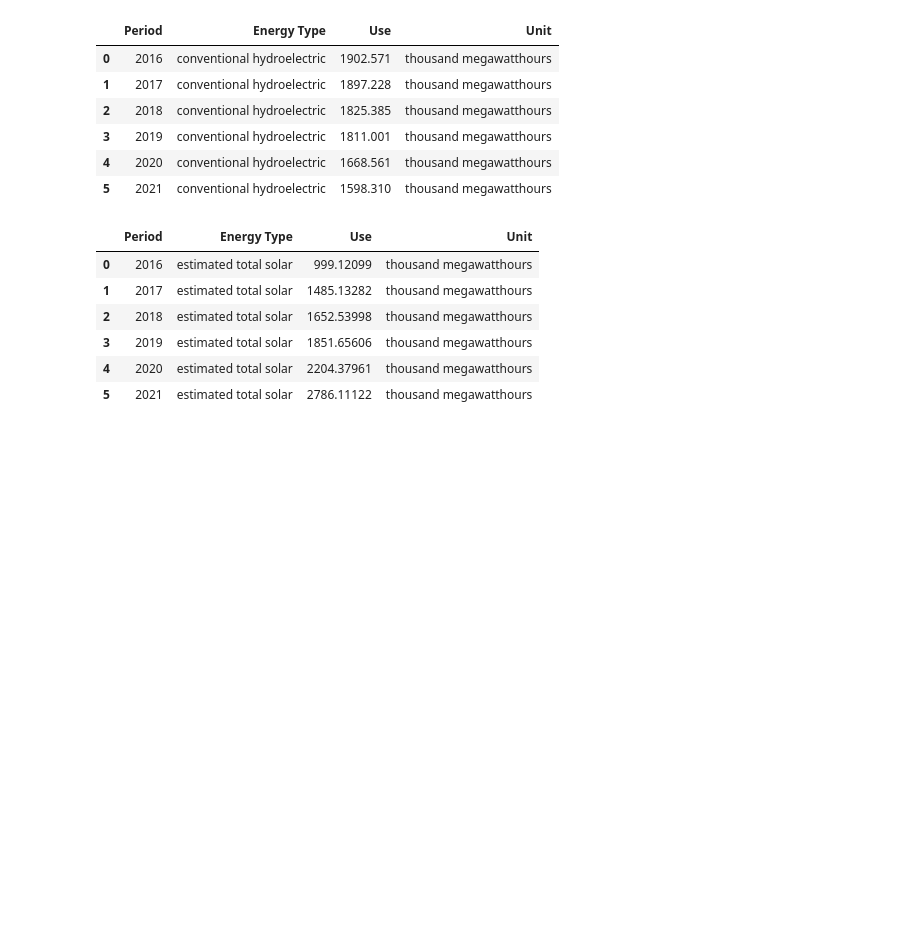
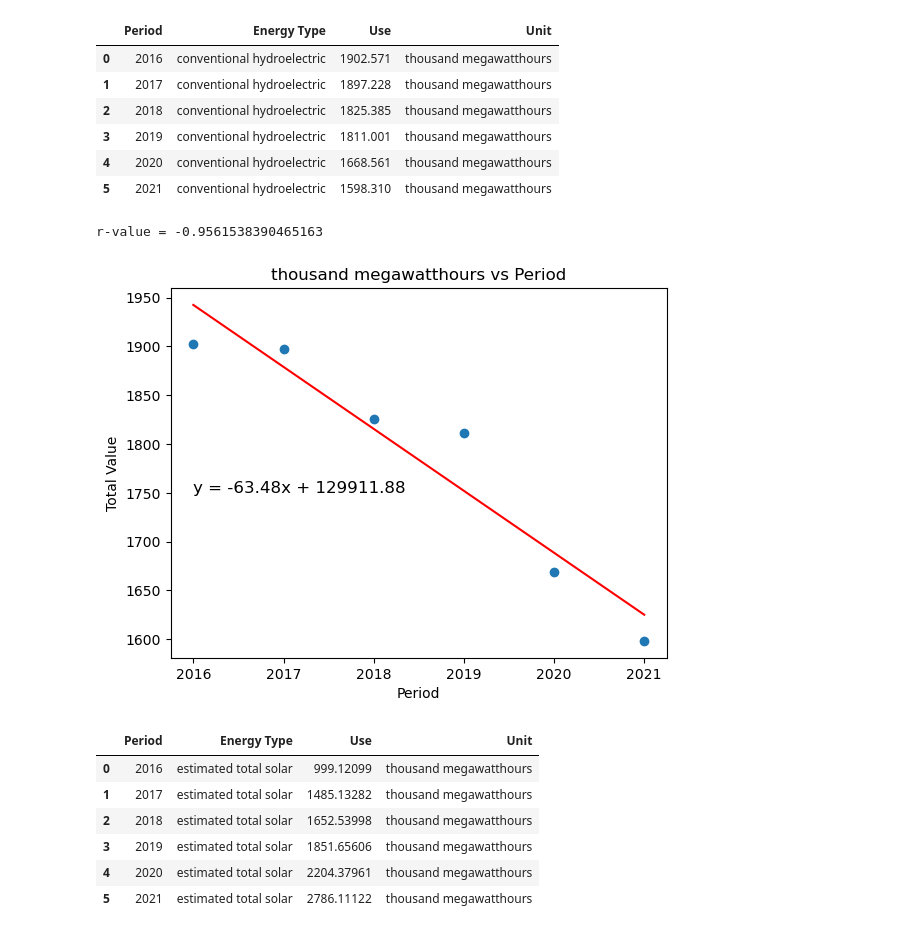
Before and after one commit to Zmart-22/Group-Project-1, a Jupyter notebook: pynergyII.ipynb, the cells around one changed output. Drawn from its saved outputs; the diff is of its cells as text; code cells hidden in the pictures; blank space fills up the shorter version.

Commit message:
scatter plot creations

```diff
--- a/pynergyII.ipynb
+++ b/pynergyII.ipynb
@@ -70,7 +55,7 @@ r-value = 0.940015062885721
 # %%
 #repeat above for Hydro, Solar, wind
 # %%
-hydro_df = pd.DataFrame(pd.read_csv('Hydro.csv'))
+hydro_df = pd.DataFrame(pd.read_csv('CSV/Hydro.csv'))
 hydro_df
 # %% [output]
 |  | Period | Energy Type | Use | Unit |
@@ -80,4 +65,25 @@ hydro_df
 | 3 | 2019 | conventional hydroelectric | 1811.001 | thousand megawatthours |
 | 4 | 2020 | conventional hydroelectric | 1668.561 | thousand megawatthours |
 | 5 | 2021 | conventional hydroelectric | 1598.310 | thousand megawatthours |
+# %%
+# plot
+# Create a scatter plot with Period on the x-axis and Total Value on the y-axis
+plt.scatter(x='Period', y='Use', data=hydro_df)
+
+plt.xlabel('Period')
+plt.ylabel('Total Value')
+plt.title('thousand megawatthours vs Period')
+
+m, b, r, _, _ = linregress(hydro_df['Period'], hydro_df['Use'])
+plt.plot(hydro_df['Period'], m*hydro_df['Period'] + b, color='red')
+plt.text(2016, 1750, f'y = {m:.2f}x + {b:.2f}', fontsize=12)
+
+
+print(f'r-value = {r}')
+
+
+plt.show()
+# %% [output]
+r-value = -0.9561538390465163
+[figure, added]
 # %%
```
Also changed, not shown: parts of 12 cells of this notebook.
